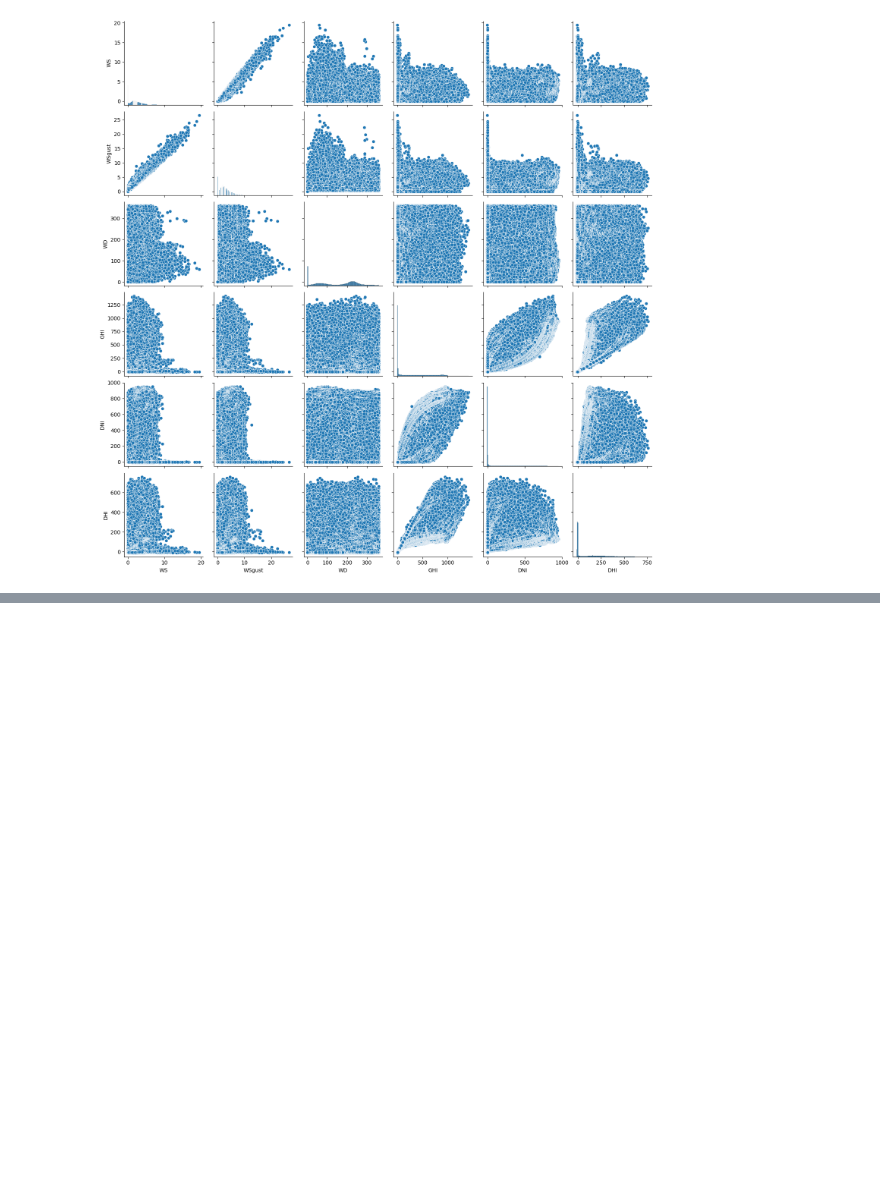
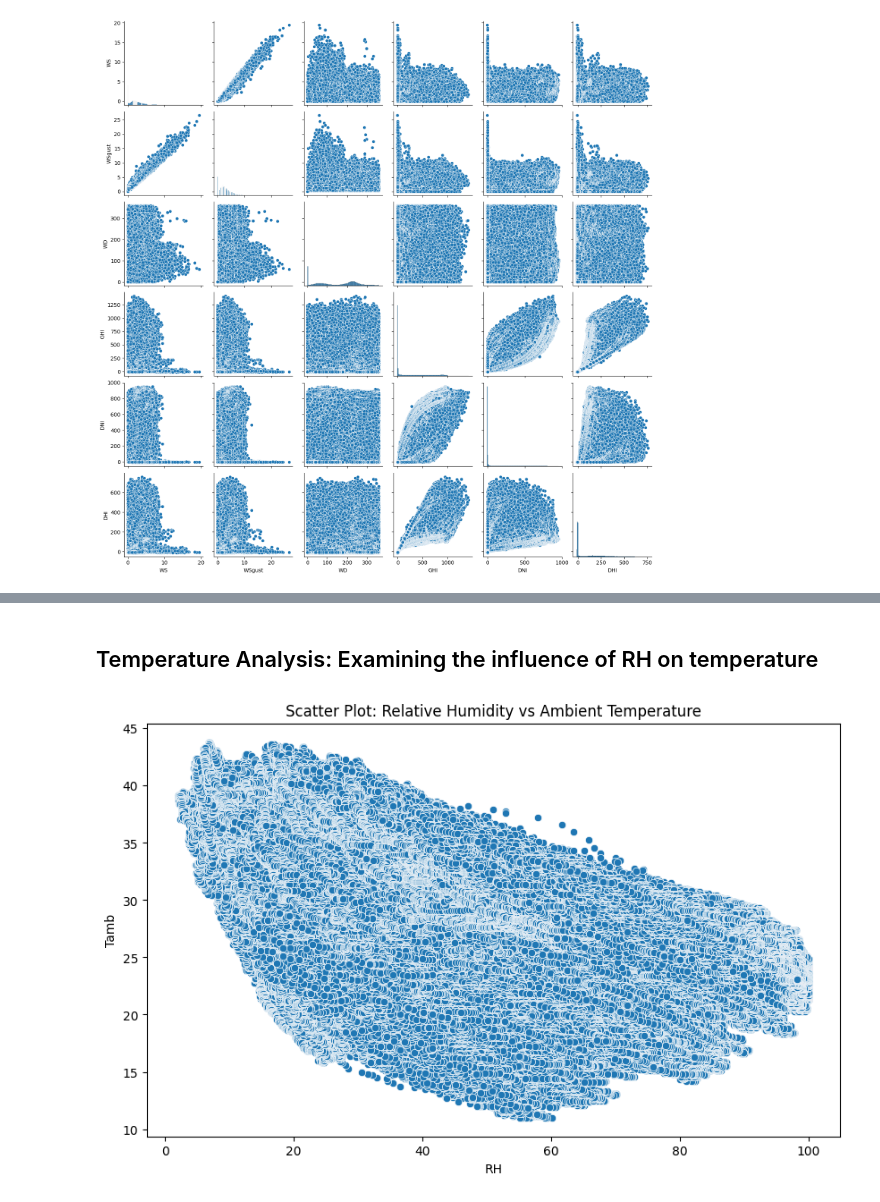
Before and after one commit to doffn/week_0_EDA, a Jupyter notebook: notebooks/week_0.ipynb, the cells around one changed output, grey strips where cells are left out. Saved outputs shown, nothing was run; the diff lists cells and outputs as text; code cells hidden in the pictures; blank space fills up the shorter version.

```diff
--- a/notebooks/week_0.ipynb
+++ b/notebooks/week_0.ipynb
@@ -292,0 +305,9 @@ plt.show()
+# %% [markdown]
+## Temperature Analysis: Examining the influence of RH on temperature
+# %%
+plt.figure(figsize=(10, 6))
+sns.scatterplot(x='RH', y='Tamb', data=data)
+plt.title('Scatter Plot: Relative Humidity vs Ambient Temperature')
+plt.show()
+# %% [output]
+[figure, added]
```
Also changed, not shown: parts of 4 cells of this notebook, 1 other file.
